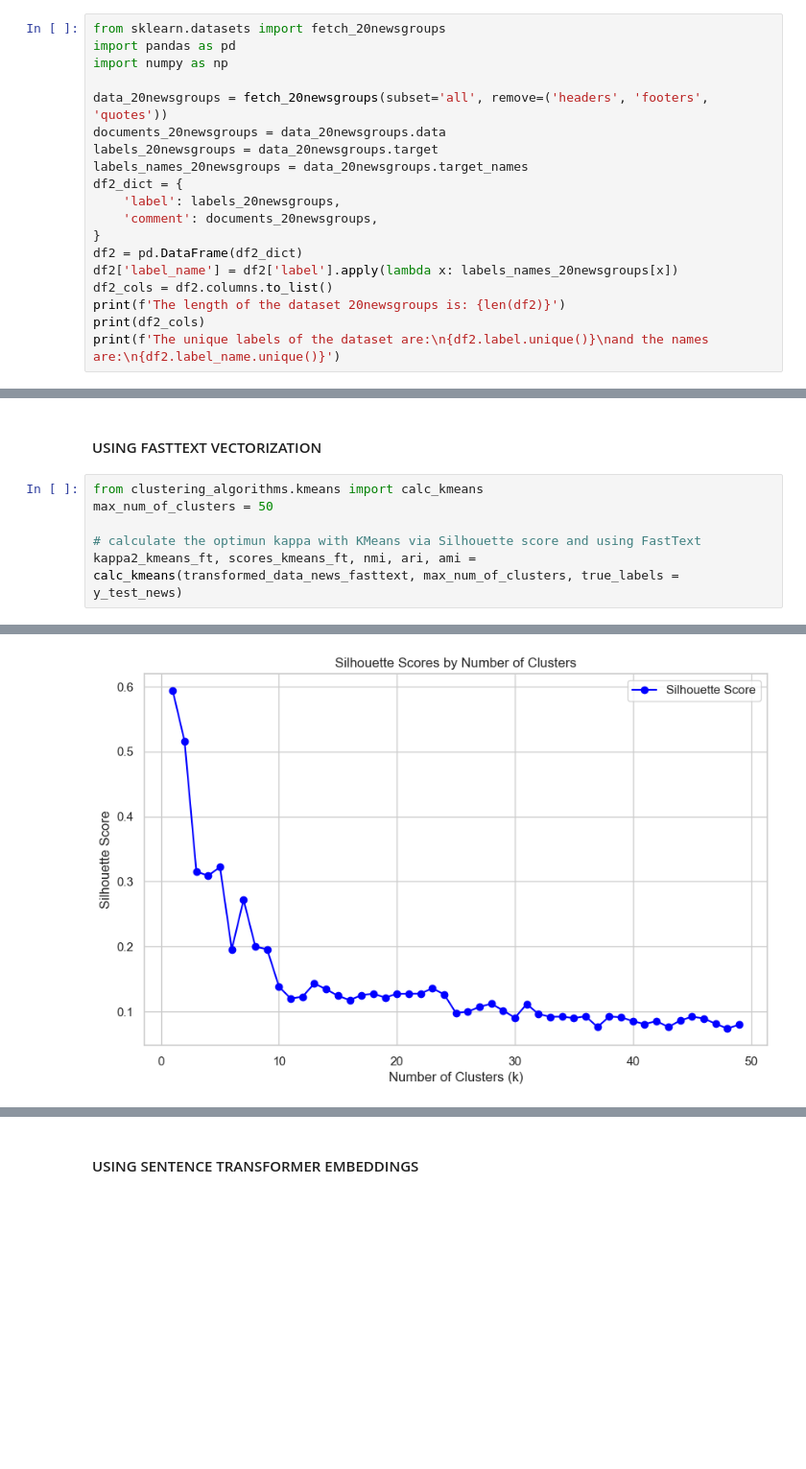
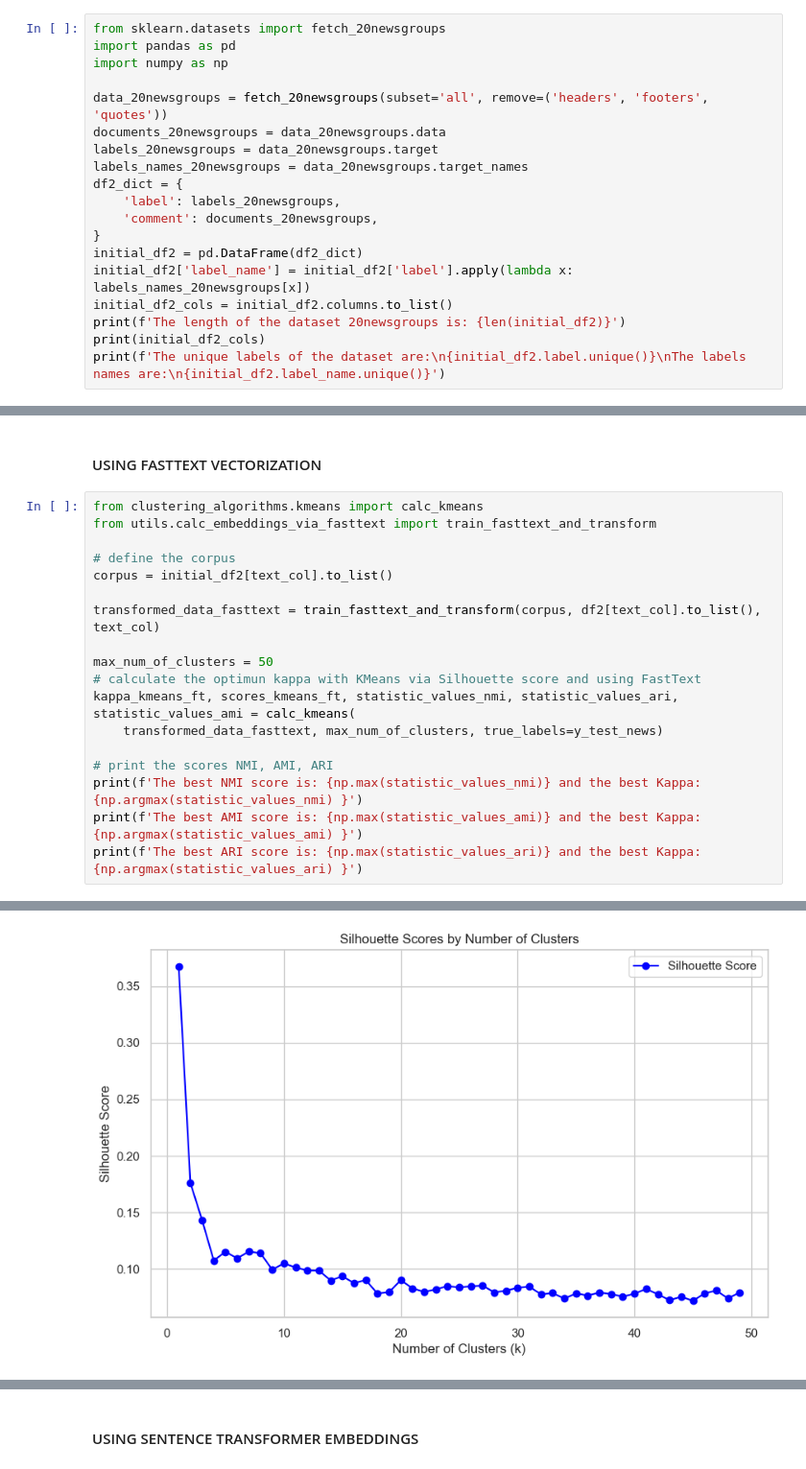
Before and after one commit to Rafimc13/LLM_Research_Topic_Modelling, a Jupyter notebook: Clustering_Techniques.ipynb, the cells around one changed output, grey strips where cells are left out. Shown: that part at 96% size. Drawn from its saved outputs; the diff is of its cells as text; blank space fills up the shorter version.

```diff
--- a/Clustering_Techniques.ipynb
+++ b/Clustering_Techniques.ipynb
@@ -286,12 +245,12 @@ df2_dict = {
     'label': labels_20newsgroups,
     'comment': documents_20newsgroups,
 }
-df2 = pd.DataFrame(df2_dict)
-df2['label_name'] = df2['label'].apply(lambda x: labels_names_20newsgroups[x])
-df2_cols = df2.columns.to_list()
-print(f'The length of the dataset 20newsgroups is: {len(df2)}')
-print(df2_cols)
-print(f'The unique labels of the dataset are:\n{df2.label.unique()}\nand the names are:\n{df2.label_name.unique()}')
+initial_df2 = pd.DataFrame(df2_dict)
+initial_df2['label_name'] = initial_df2['label'].apply(lambda x: labels_names_20newsgroups[x])
+initial_df2_cols = initial_df2.columns.to_list()
+print(f'The length of the dataset 20newsgroups is: {len(initial_df2)}')
+print(initial_df2_cols)
+print(f'The unique labels of the dataset are:\n{initial_df2.label.unique()}\nThe labels names are:\n{initial_df2.label_name.unique()}')
 # %% [output]
 The length of the dataset 20newsgroups is: 18846
 ['label', 'comment', 'label_name']
@@ -359,8 +325,20 @@ The optimum kappa based on Silhouette score is: 40
 #### USING FASTTEXT VECTORIZATION
 # %%
 from clustering_algorithms.kmeans import calc_kmeans
+from utils.calc_embeddings_via_fasttext import train_fasttext_and_transform
+
+# define the corpus
+corpus = initial_df2[text_col].to_list()
+
+transformed_data_fasttext = train_fasttext_and_transform(corpus, df2[text_col].to_list(), text_col)
+
 max_num_of_clusters = 50
+# calculate the optimun kappa with KMeans via Silhouette score and using FastText
+kappa_kmeans_ft, scores_kmeans_ft, statistic_values_nmi, statistic_values_ari, statistic_values_ami = calc_kmeans(
+    transformed_data_fasttext, max_num_of_clusters, true_labels=y_test_news)
 
-# calculate the optimun kappa with KMeans via Silhouette score and using FastText
-kappa2_kmeans_ft, scores_kmeans_ft, nmi, ari, ami = calc_kmeans(transformed_data_news_fasttext, max_num_of_clusters, true_labels = y_test_news)
+# print the scores NMI, AMI, ARI
+print(f'The best NMI score is: {np.max(statistic_values_nmi)} and the best Kappa: {np.argmax(statistic_values_nmi) }')
+print(f'The best AMI score is: {np.max(statistic_values_ami)} and the best Kappa: {np.argmax(statistic_values_ami) }')
+print(f'The best ARI score is: {np.max(statistic_values_ari)} and the best Kappa: {np.argmax(statistic_values_ari) }')
 # %% [output]
@@ -368 +347 @@ The optimum kappa based on Silhouette score is: 2
-[figure, old version]
+[figure, new version]
```
Also changed, not shown: parts of 12 cells of this notebook, 3 other files.
